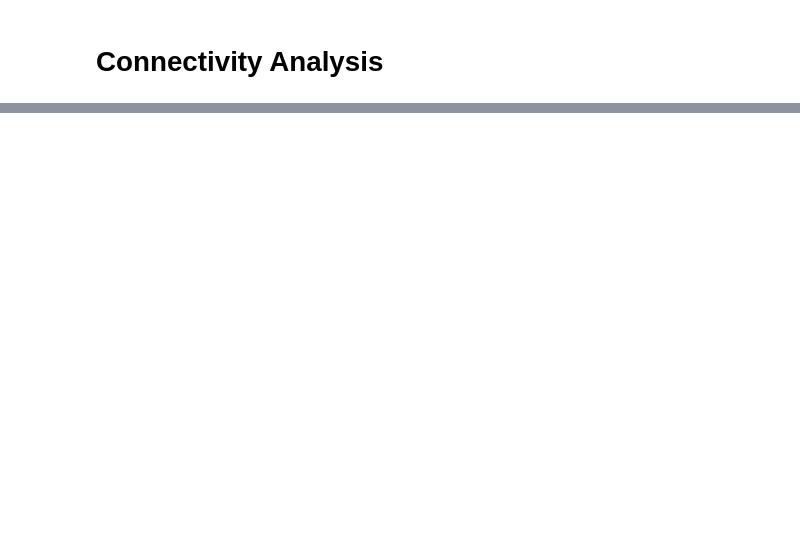
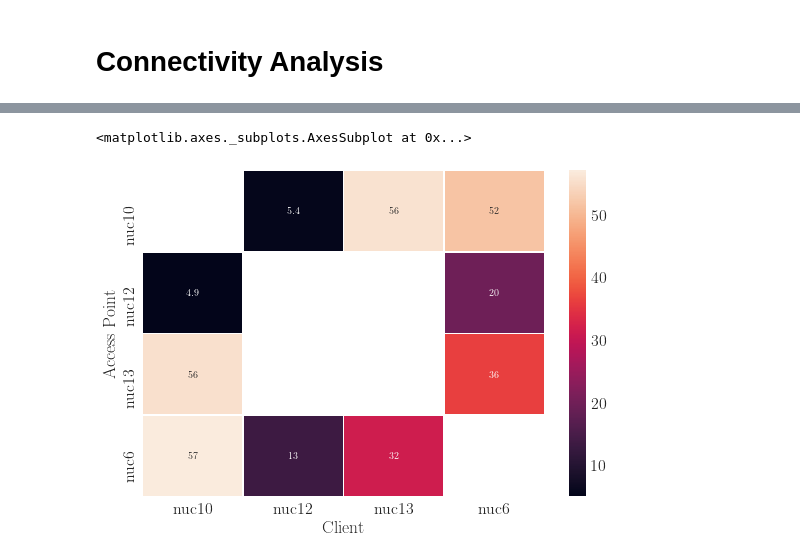
Before and after one commit to mchwalisz/walker, a Jupyter notebook: analysis/Connectivity Analysis.ipynb, the cells around one changed output, grey strips where cells are left out. Cells and saved outputs as stored; diff of their text form; code cells hidden in the pictures; blank space fills up the shorter version.

```diff
--- a/analysis/Connectivity Analysis.ipynb
+++ b/analysis/Connectivity Analysis.ipynb
@@ -89,0 +95,15 @@ show(plot, notebook_handle=True);
+# %%
+connections = pd.pivot_table(
+    df[df['Kernel'] == '4.14.5-041405-generic'],
+    values='Throughput [Mbps]',
+    index='Access Point',
+    columns='Client',
+    aggfunc=np.mean,
+)
+connections = connections * 1e-6
+# %%
+f, ax = plt.subplots(figsize=(9, 6))
+sns.heatmap(connections, annot=True, linewidths=.5, ax=ax)
+# %% [output]
+<matplotlib.axes._subplots.AxesSubplot at 0x...>
+[figure, added]
```
Also changed, not shown: parts of 9 cells of this notebook, 3 other files.
